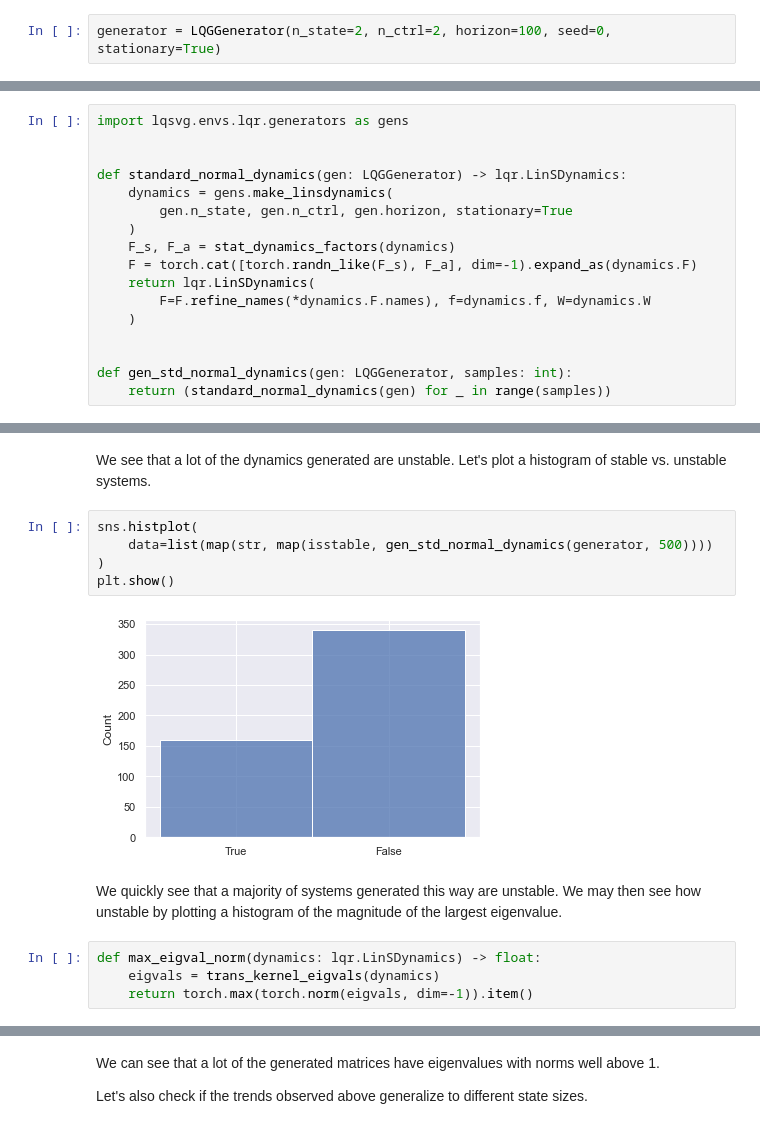
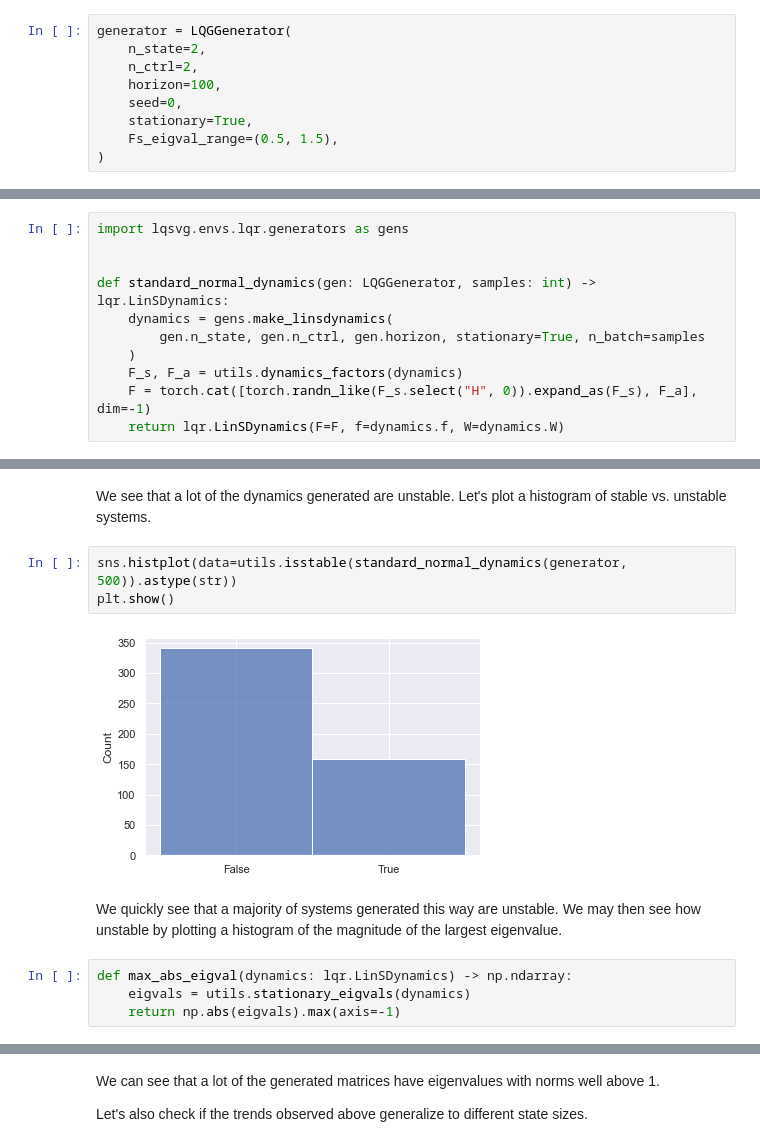
Before and after one commit to 0xangelo/LQSVG, a Jupyter notebook: experiments/lqg.ipynb, the cells around one changed output, grey strips where cells are left out. Cells and saved outputs as stored; diff of their text form.

```diff
--- a/experiments/lqg.ipynb
+++ b/experiments/lqg.ipynb
@@ -51,5 +52,12 @@ In what follows we consider **time-invaryant dynamics**: ($\mathbf{F}_t, \mathbf
 # %%
-generator = LQGGenerator(n_state=2, n_ctrl=2, horizon=100, seed=0, stationary=True)
+generator = LQGGenerator(
+    n_state=2,
+    n_ctrl=2,
+    horizon=100,
+    seed=0,
+    stationary=True,
+    Fs_eigval_range=(0.5, 1.5),
+)
 # %%
 with nt.suppress_named_tensor_warning():
     dynamics, cost, init = generator(n_batch=None)
@@ -126,17 +112,11 @@ Let's see if we spot any trends when generating transition dynamics by sampling
 import lqsvg.envs.lqr.generators as gens
 
 
-def standard_normal_dynamics(gen: LQGGenerator) -> lqr.LinSDynamics:
+def standard_normal_dynamics(gen: LQGGenerator, samples: int) -> lqr.LinSDynamics:
     dynamics = gens.make_linsdynamics(
-        gen.n_state, gen.n_ctrl, gen.horizon, stationary=True
+        gen.n_state, gen.n_ctrl, gen.horizon, stationary=True, n_batch=samples
     )
-    F_s, F_a = stat_dynamics_factors(dynamics)
-    F = torch.cat([torch.randn_like(F_s), F_a], dim=-1).expand_as(dynamics.F)
-    return lqr.LinSDynamics(
-        F=F.refine_names(*dynamics.F.names), f=dynamics.f, W=dynamics.W
-    )
-
-
-def gen_std_normal_dynamics(gen: LQGGenerator, samples: int):
-    return (standard_normal_dynamics(gen) for _ in range(samples))
+    F_s, F_a = utils.dynamics_factors(dynamics)
+    F = torch.cat([torch.randn_like(F_s.select("H", 0)).expand_as(F_s), F_a], dim=-1)
+    return lqr.LinSDynamics(F=F, f=dynamics.f, W=dynamics.W)
 # %%
@@ -163,16 +127,14 @@ tensor([[-0.0474,  0.0000],
 # %% [markdown]
 We see that a lot of the dynamics generated are unstable. Let's plot a histogram of stable vs. unstable systems.
 # %%
-sns.histplot(
-    data=list(map(str, map(isstable, gen_std_normal_dynamics(generator, 500))))
-)
+sns.histplot(data=utils.isstable(standard_normal_dynamics(generator, 500)).astype(str))
 plt.show()
 # %% [output]
-[figure, old version]
+[figure, new version]
 # %% [markdown]
 We quickly see that a majority of systems generated this way are unstable. We may then see how unstable by plotting a histogram of the magnitude of the largest eigenvalue.
 # %%
-def max_eigval_norm(dynamics: lqr.LinSDynamics) -> float:
-    eigvals = trans_kernel_eigvals(dynamics)
-    return torch.max(torch.norm(eigvals, dim=-1)).item()
+def max_abs_eigval(dynamics: lqr.LinSDynamics) -> np.ndarray:
+    eigvals = utils.stationary_eigvals(dynamics)
+    return np.abs(eigvals).max(axis=-1)
 # %%
```
Also changed, not shown: parts of 39 cells of this notebook.
